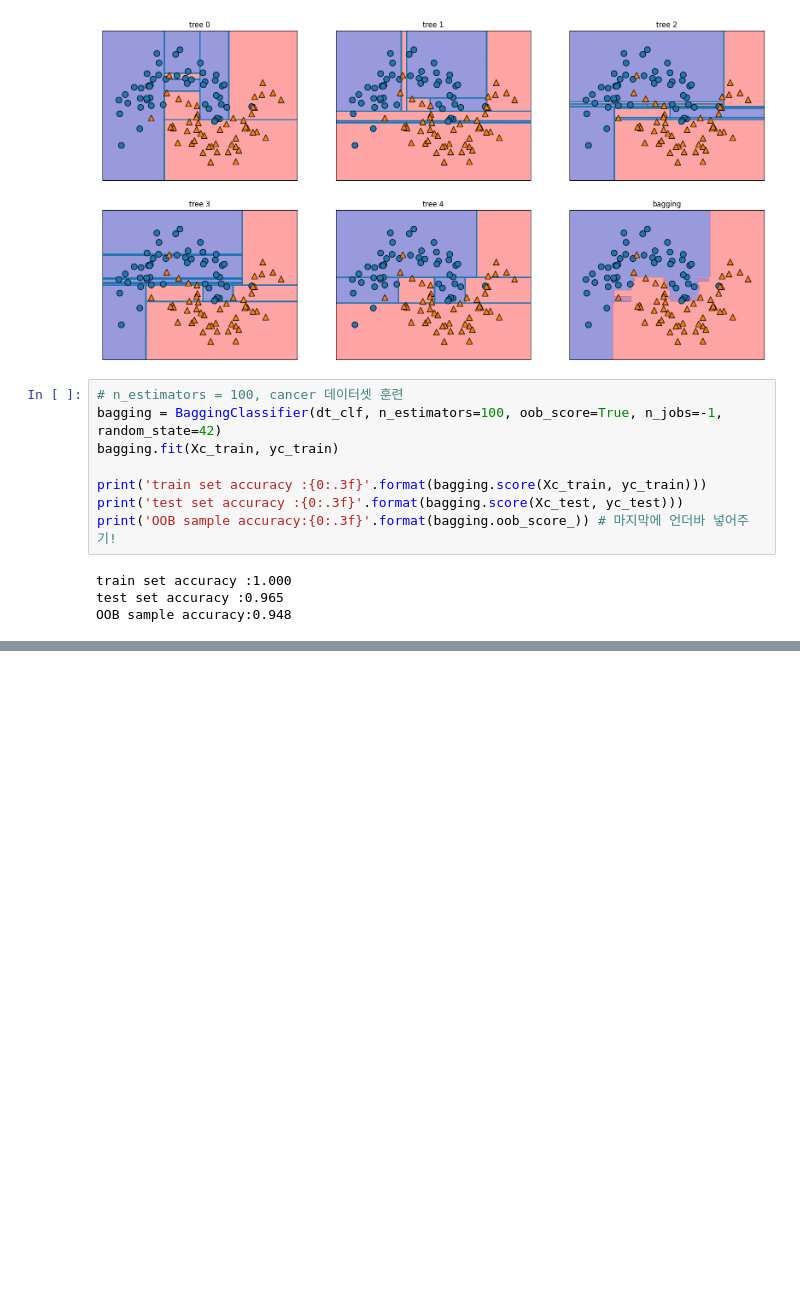
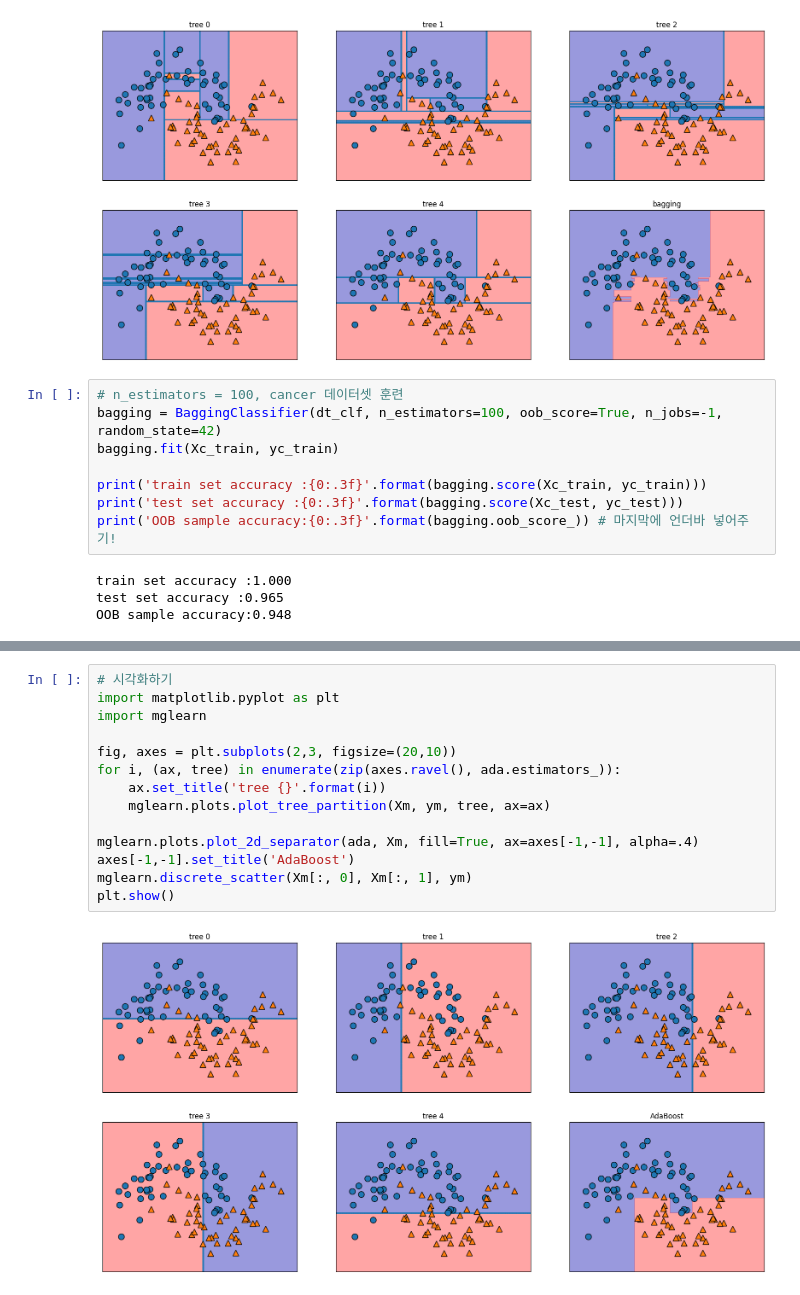
Before and after one commit to minglet/ML_study, a Jupyter notebook: ml_with_python/ensemble.ipynb, the cells around one changed output, grey strips where cells are left out. Saved outputs shown, nothing was run; the diff lists cells and outputs as text; blank space fills up the shorter version.

```diff
--- a/ml_with_python/ensemble.ipynb
+++ b/ml_with_python/ensemble.ipynb
@@ -276,0 +330,16 @@ OOB sample accuracy:0.948
+# %%
+# 시각화하기
+import matplotlib.pyplot as plt
+import mglearn
+
+fig, axes = plt.subplots(2,3, figsize=(20,10))
+for i, (ax, tree) in enumerate(zip(axes.ravel(), ada.estimators_)):
+    ax.set_title('tree {}'.format(i))
+    mglearn.plots.plot_tree_partition(Xm, ym, tree, ax=ax)
+
+mglearn.plots.plot_2d_separator(ada, Xm, fill=True, ax=axes[-1,-1], alpha=.4)
+axes[-1,-1].set_title('AdaBoost')
+mglearn.discrete_scatter(Xm[:, 0], Xm[:, 1], ym)
+plt.show()
+# %% [output]
+[figure, added]
```
Also changed, not shown: parts of 14 cells of this notebook.
